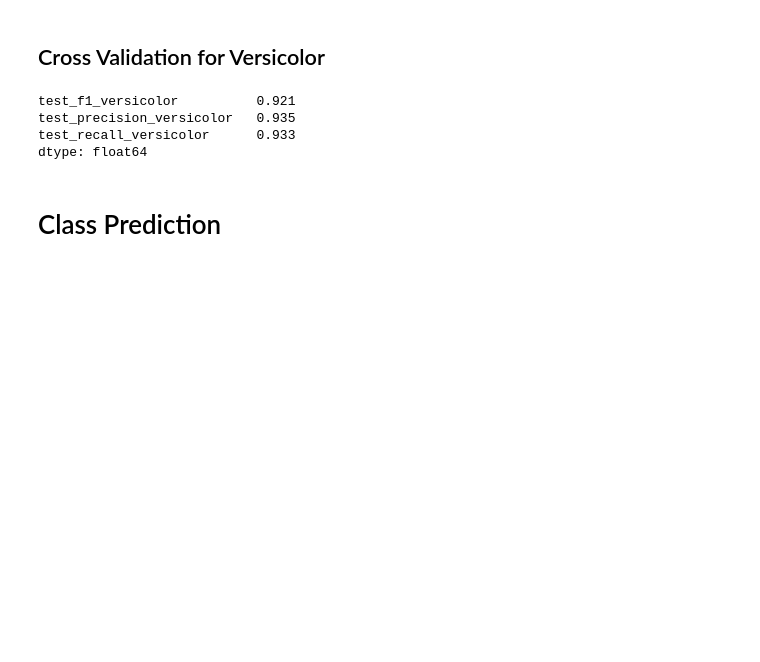
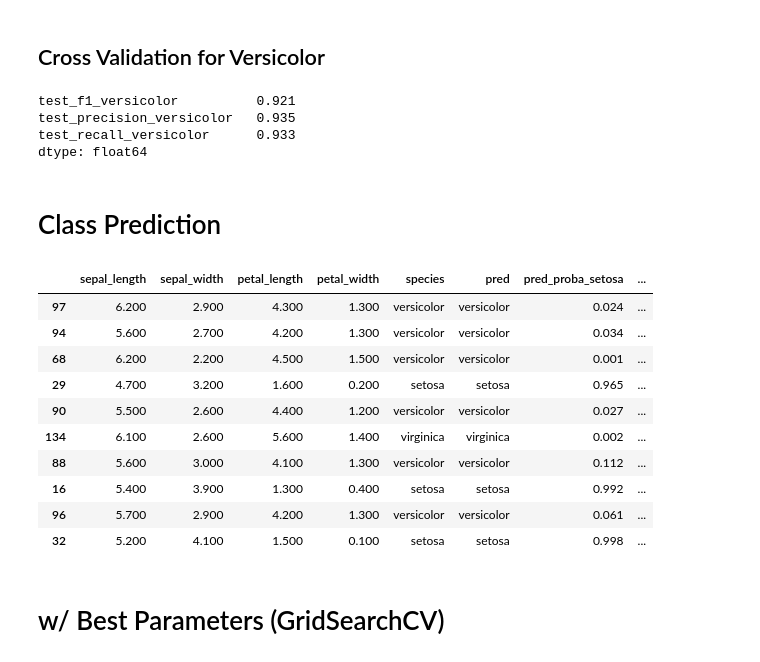
Before and after one commit to ssamiyavuzz/Machine-Learning-Notebooks, a Jupyter notebook: Logistic_Regression_Multiclass.ipynb, the cells around one changed output. Drawn from its saved outputs; the diff is of its cells as text; code cells hidden in the pictures; blank space fills up the shorter version.

```diff
--- a/Logistic_Regression_Multiclass.ipynb
+++ b/Logistic_Regression_Multiclass.ipynb
@@ -109,7 +109,7 @@ y = df["species"]
 # %%
 from sklearn.model_selection import train_test_split
 # %%
-X_train, X_test, y_train, y_test = train_test_split(X, y, test_size=0.3, random_state=101)
+X_train, X_test, y_train, y_test = train_test_split(X, y, test_size=0.2, random_state=101)
 # %%
 from sklearn.preprocessing import StandardScaler
 # %%
@@ -272,3 +272,27 @@ test_recall_versicolor      0.933
 dtype: float64
 # %% [markdown]
 # Class Prediction
+# %%
+y_pred=log_model.predict(X_test_scaled)
+y_pred_proba = log_model.predict_proba(X_test_scaled)
+
+test_data = pd.concat([X_test, y_test], axis=1)
+test_data["pred"] = y_pred
+test_data["pred_proba_setosa"] = y_pred_proba[:,0]
+test_data["pred_proba_versicolar"] = y_pred_proba[:,1]
+test_data["pred_proba_virginica"] = y_pred_proba[:,2]
+test_data.sample(10)
+# %% [output]
+|  | sepal_length | sepal_width | petal_length | petal_width | species | pred | pred_proba_setosa | ... |
+| 97 | 6.200 | 2.900 | 4.300 | 1.300 | versicolor | versicolor | 0.024 | ... |
+| 94 | 5.600 | 2.700 | 4.200 | 1.300 | versicolor | versicolor | 0.034 | ... |
+| 68 | 6.200 | 2.200 | 4.500 | 1.500 | versicolor | versicolor | 0.001 | ... |
+| 29 | 4.700 | 3.200 | 1.600 | 0.200 | setosa | setosa | 0.965 | ... |
+| 90 | 5.500 | 2.600 | 4.400 | 1.200 | versicolor | versicolor | 0.027 | ... |
+| 134 | 6.100 | 2.600 | 5.600 | 1.400 | virginica | virginica | 0.002 | ... |
+| 88 | 5.600 | 3.000 | 4.100 | 1.300 | versicolor | versicolor | 0.112 | ... |
+| 16 | 5.400 | 3.900 | 1.300 | 0.400 | setosa | setosa | 0.992 | ... |
+| 96 | 5.700 | 2.900 | 4.200 | 1.300 | versicolor | versicolor | 0.061 | ... |
+| 32 | 5.200 | 4.100 | 1.500 | 0.100 | setosa | setosa | 0.998 | ... |
+# %% [markdown]
+# w/ Best Parameters (GridSearchCV)
```
Also changed, not shown: parts of 11 cells of this notebook.
